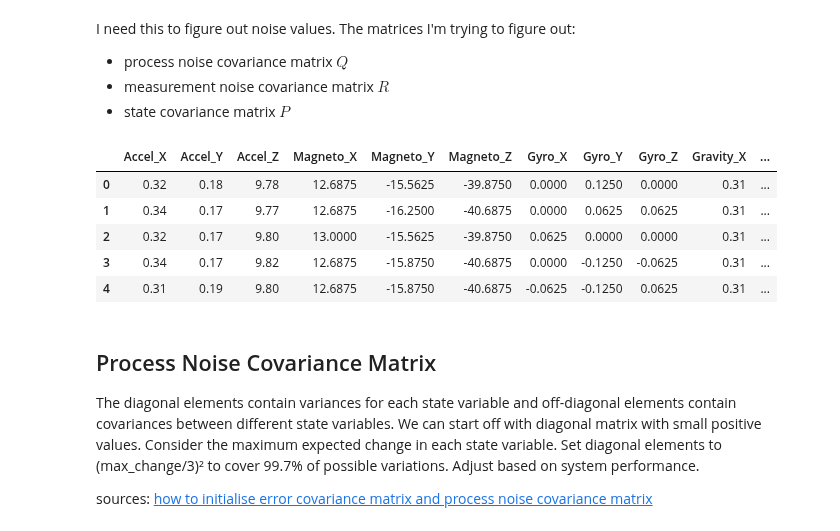
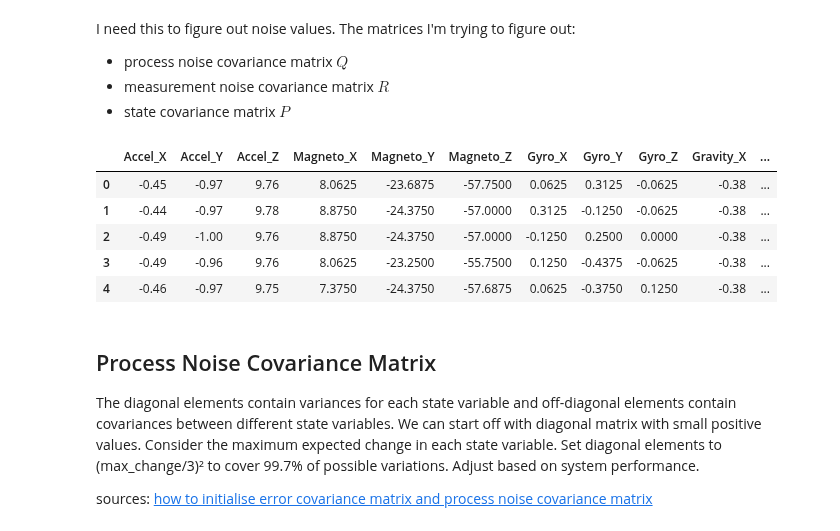
Before and after one commit to kjetteren/RaD_team1_HELIXON, a Jupyter notebook: kalman/data_exploration.ipynb, the cells around one changed output. Cells and saved outputs as stored; diff of their text form; code cells hidden in the pictures.

```diff
--- a/kalman/data_exploration.ipynb
+++ b/kalman/data_exploration.ipynb
@@ -9,17 +9,18 @@ import pandas as pd
 import matplotlib.pyplot as plt
 import seaborn as sns
 # %%
-df = pd.read_csv('data/sensor_data_stationary.csv')
+df = pd.read_csv('../utils/servo_rotation_data_90/rotation_x.csv')
 
+ax, ay, az = df['Accel_X'].to_numpy(), df['Accel_Y'].to_numpy(), df['Accel_Z'].to_numpy()
 
 df.head()
 # %% [output]
 |  | Accel_X | Accel_Y | Accel_Z | Magneto_X | Magneto_Y | Magneto_Z | Gyro_X | Gyro_Y | Gyro_Z | Gravity_X | ... |
-| 0 | 0.32 | 0.18 | 9.78 | 12.6875 | -15.5625 | -39.8750 | 0.0000 | 0.1250 | 0.0000 | 0.31 | ... |
-| 1 | 0.34 | 0.17 | 9.77 | 12.6875 | -16.2500 | -40.6875 | 0.0000 | 0.0625 | 0.0625 | 0.31 | ... |
-| 2 | 0.32 | 0.17 | 9.80 | 13.0000 | -15.5625 | -39.8750 | 0.0625 | 0.0000 | 0.0000 | 0.31 | ... |
-| 3 | 0.34 | 0.17 | 9.82 | 12.6875 | -15.8750 | -40.6875 | 0.0000 | -0.1250 | -0.0625 | 0.31 | ... |
-| 4 | 0.31 | 0.19 | 9.80 | 12.6875 | -15.8750 | -40.6875 | -0.0625 | -0.1250 | 0.0625 | 0.31 | ... |
+| 0 | -0.45 | -0.97 | 9.76 | 8.0625 | -23.6875 | -57.7500 | 0.0625 | 0.3125 | -0.0625 | -0.38 | ... |
+| 1 | -0.44 | -0.97 | 9.78 | 8.8750 | -24.3750 | -57.0000 | 0.3125 | -0.1250 | -0.0625 | -0.38 | ... |
+| 2 | -0.49 | -1.00 | 9.76 | 8.8750 | -24.3750 | -57.0000 | -0.1250 | 0.2500 | 0.0000 | -0.38 | ... |
+| 3 | -0.49 | -0.96 | 9.76 | 8.0625 | -23.2500 | -55.7500 | 0.1250 | -0.4375 | -0.0625 | -0.38 | ... |
+| 4 | -0.46 | -0.97 | 9.75 | 7.3750 | -24.3750 | -57.6875 | 0.0625 | -0.3750 | 0.1250 | -0.38 | ... |
 # %% [markdown]
 ## Process Noise Covariance Matrix
 The diagonal elements contain variances for each state variable and off-diagonal elements contain covariances between different state variables.
```
Also changed, not shown: parts of 4 cells of this notebook, 1 other file.
